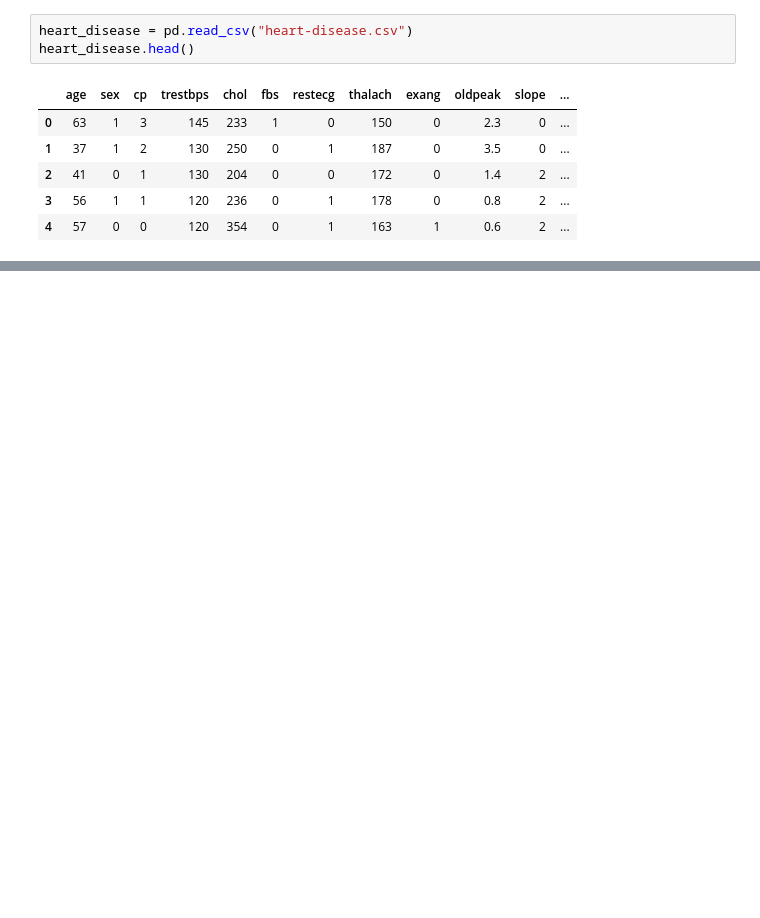
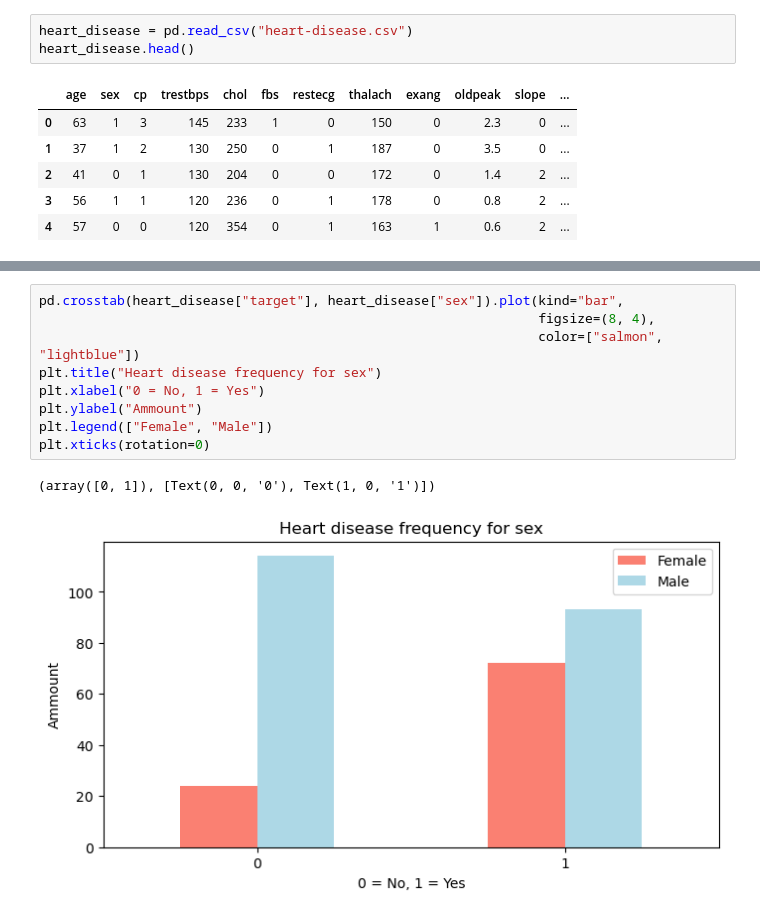
Before and after one commit to AliAbdallah454/ZTMMlCourse, a Jupyter notebook: section11Project/end-to-end-heart-disease-project.ipynb, the cells around one changed output, grey strips where cells are left out. Saved outputs shown, nothing was run; the diff lists cells and outputs as text; blank space fills up the shorter version.

```diff
--- a/section11Project/end-to-end-heart-disease-project.ipynb
+++ b/section11Project/end-to-end-heart-disease-project.ipynb
@@ -38,0 +92,12 @@ heart_disease.head()
+# %%
+pd.crosstab(heart_disease["target"], heart_disease["sex"]).plot(kind="bar",
+                                                                figsize=(8, 4),
+                                                                color=["salmon", "lightblue"])
+plt.title("Heart disease frequency for sex")
+plt.xlabel("0 = No, 1 = Yes")
+plt.ylabel("Ammount")
+plt.legend(["Female", "Male"])
+plt.xticks(rotation=0)
+# %% [output]
+(array([0, 1]), [Text(0, 0, '0'), Text(1, 0, '1')])
+[figure, added]
```
Also changed, not shown: parts of 68 cells of this notebook.
